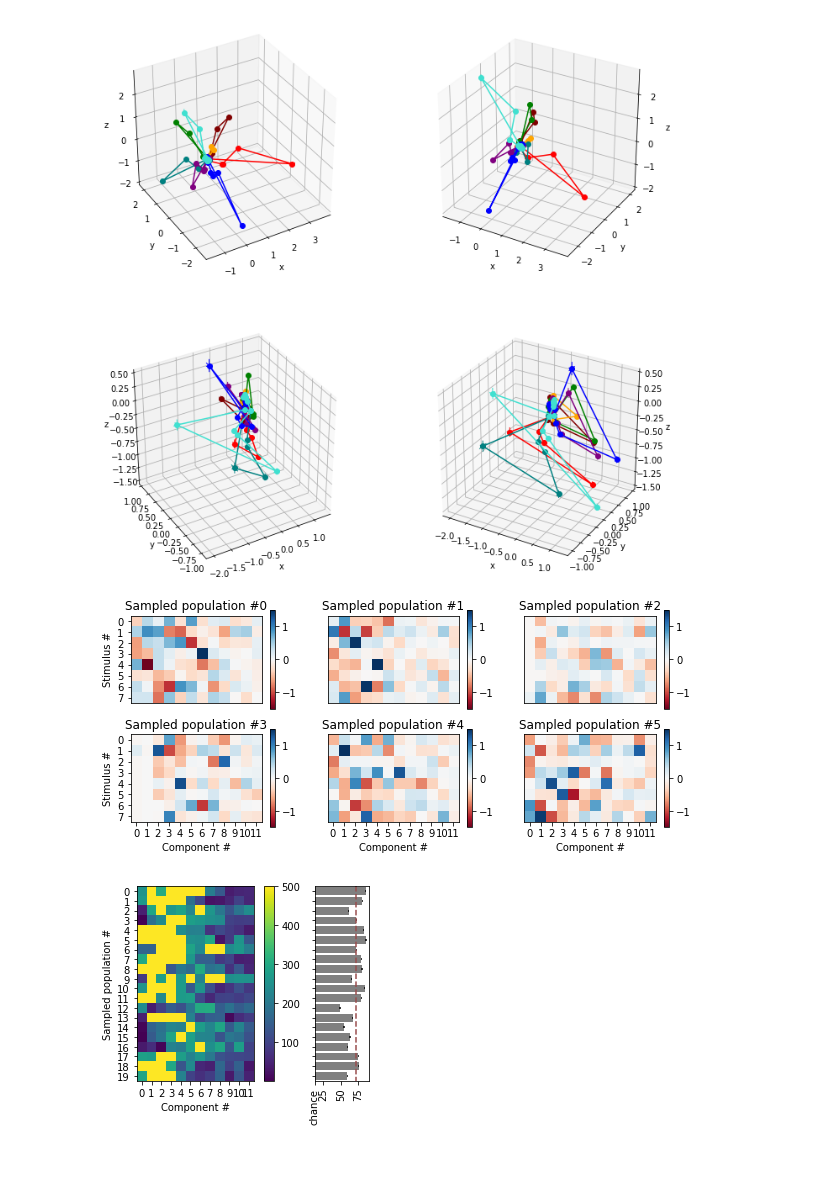
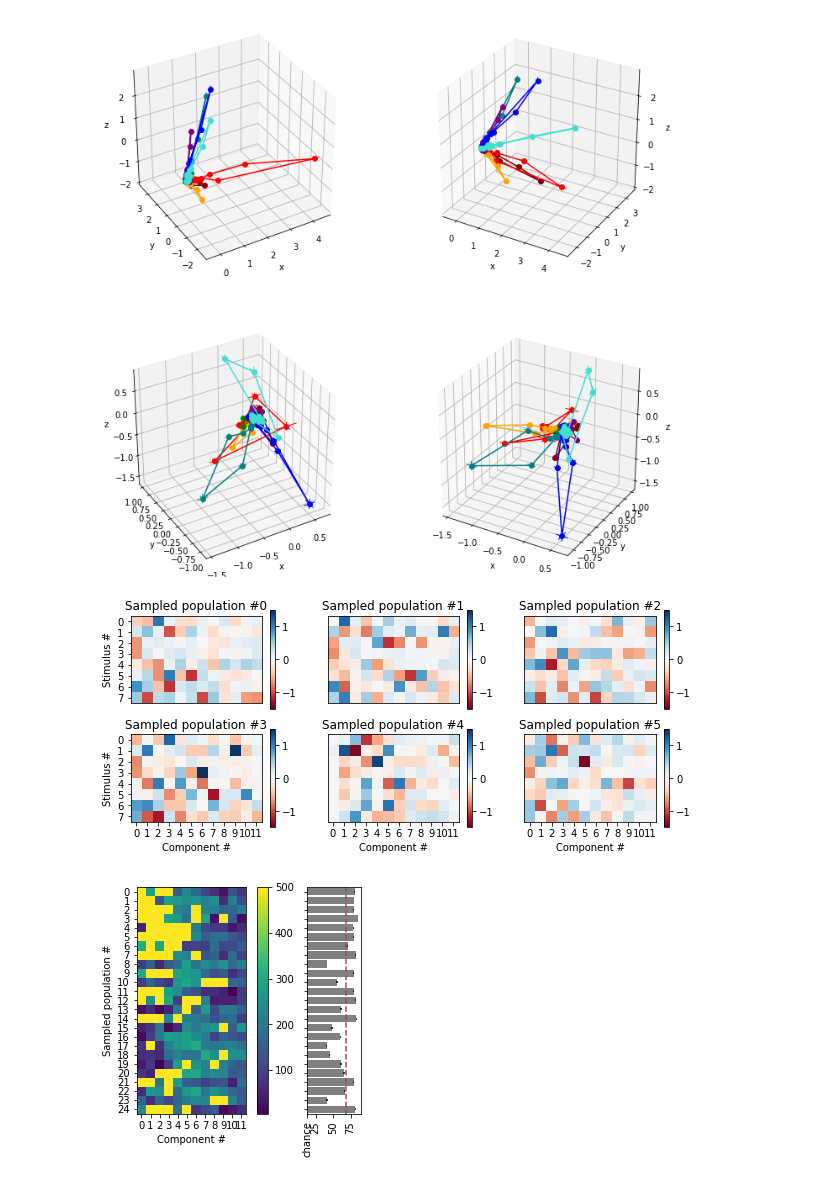
Before and after one commit to BlueBrain/topological_sampling, a Jupyter notebook: notebooks/Figure 2 , S2.ipynb, the cells around one changed output. Cells and saved outputs as stored; diff of their text form; code cells hidden in the pictures.

Commit message:
First full draft of figure generating notebooks

```diff
--- a/notebooks/Figure 2 , S2.ipynb
+++ b/notebooks/Figure 2 , S2.ipynb
@@ -10,7 +10,7 @@ from figure_helper import FigureHelper
 """
 Main config file. This file specifies the paths to all the result files and allows us to read the results.
 """
-cfg = Config("../working_dir/config/common_config.json")
+cfg = Config("../working_dir_mn_sz50/config/common_config.json")
 
 """
 Additional parameterization, like which examples to plot and in which color
@@ -60,7 +60,7 @@ score_read_fun = data.read_h5_dataset("scores")
 components_main = data.TopoData(components_fn, follow_link_functions={"data_fn": [per_stim_read_fun, True]})
 accuracy_data = data.TopoData(accuracy_fn,
                               follow_link_functions={"data_fn": [score_read_fun, True]})["data_fn"]
-comp_data = components_main["data_fn"]
+comp_data = components_main["data_fn"].filter(sampling="Radius")
 comp_parent = components_main["idv_label"] # not used..?
 # %%
 """
@@ -214,7 +204,7 @@ plot_selected_components(components_to_plot_b, [fig.add_subplot(2, 2, 3, project
 
 S.save(fig, fn="Panel-A")
 # %% [output]
-[figure, old version]
+[figure, new version]
 # %%
 """
 Now, we collapse the time dimension by representing each component in each trial by the most 'extreme' value
@@ -275,7 +265,7 @@ for plt_idx, use_idx in enumerate(interesting_indices):
         ax.set_xticks([])
 S.save(fig, fn="Panel-B")
 # %% [output]
-[figure, old version]
+[figure, new version]
 # %%
 from scipy.stats import kruskal
 exemplary_tribe = exemplary_tribes["Panel-C"]
@@ -302,35 +292,36 @@ mean_acc = acc_points.map(lambda x: numpy.nanmean(x)) # scalar; (sampling, speci
 mean_acc = mean_acc.pool(['index'], func=lambda x, y: ordered_stack(x, y, cast_int=True), xy=True) # shape: index
 sd_acc = acc_points.map(lambda x: numpy.nanstd(x)) # scalar; (sampling, specifier, index)
 sd_acc = sd_acc.pool(['index'], func=lambda x, y: ordered_stack(x, y, cast_int=True), xy=True) # shape: index
 
 def plot_general_assessment(I, acc, acc_sd):
     I[numpy.isinf(I)] = 500.0
 
-    fig = plt.figure(figsize=(5, 3))
+    fig = plt.figure(figsize=(5, 3.5))
     ax = fig.add_axes([0.15, 0.15, 0.6, 0.9])
     plt.colorbar(ax.imshow(I))
     ax.set_yticks(range(I.shape[0]))
     ax.set_xticks(range(I.shape[1]))
     ax.set_xlabel('Component #')
     ax.set_ylabel('Sampled population #')
 
     ax = fig.add_axes([0.8, 0.15, 0.15, 0.9])
     ax.barh(numpy.arange(len(acc)), acc, color='grey')
     ax.errorbar(acc, numpy.arange(len(acc)), xerr=acc_sd, color='black', ls='None')
     ax.plot(numpy.mean(acc) * numpy.ones(2), [-0.5, len(acc) - 0.5], color=[0.6, 0.3, 0.3], ls='--')
     ax.set_ylim([len(acc) - 0.5, -0.5])
     ax.set_xlim([chance_level, 0.9])
     ax.set_yticks(range(len(acc)))
     ax.set_yticklabels([])
     ax.set_xticks([chance_level, 0.25, 0.5, 0.75])  # Assuming chance level < 0.25
     ax.set_xticklabels(['chance', '25', '50', '75'], rotation='vertical')
     return fig
 
 fig = plot_general_assessment(info_value.get2(),
                               mean_acc.get2(),
                              sd_acc.get2())
+S.save(fig, fn="Panel-C")
 # %% [output]
-[figure, old version]
+[figure, new version]
 # %%
 y_read_fun = data.read_multiple_h5_datasets({"y_truth":"y_truth", "y_pred": "y_pred"})
 y_data = data.TopoData(accuracy_fn,
```
Also changed, not shown: parts of 4 cells of this notebook, 11 other files.
